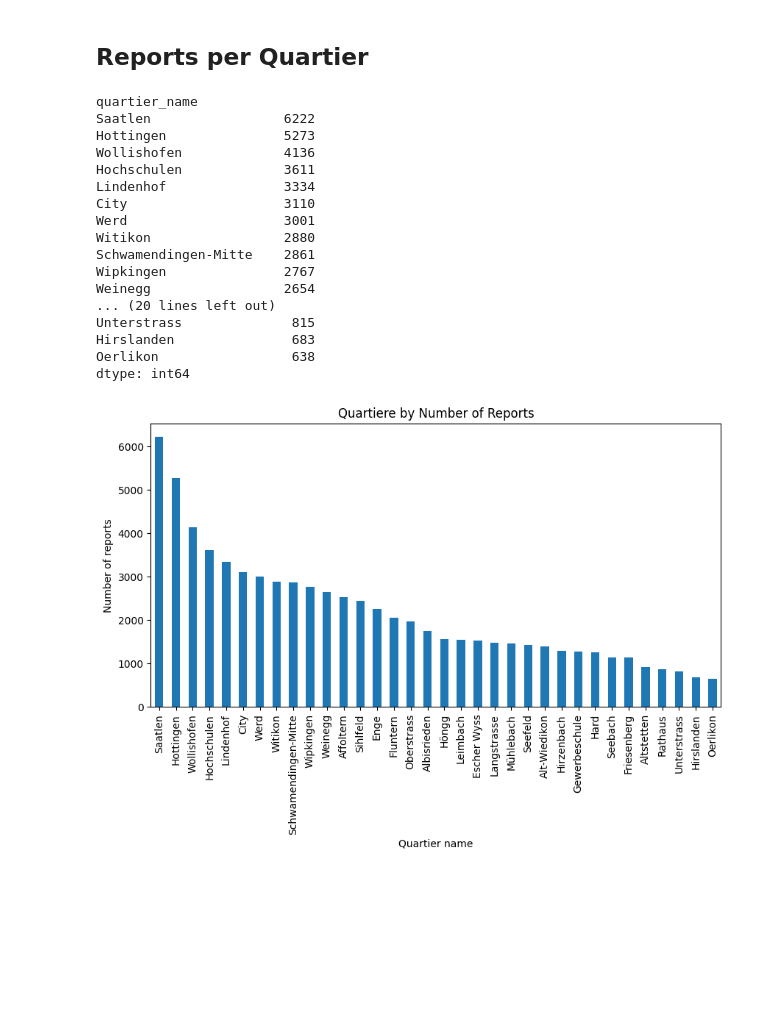
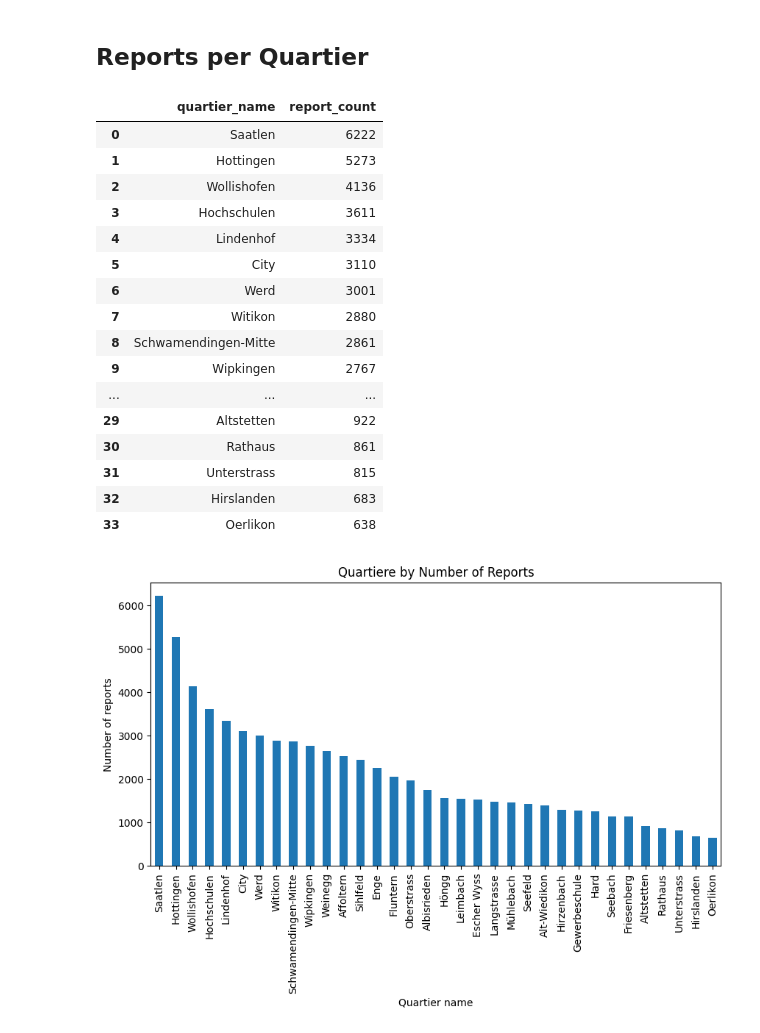
Before and after one commit to linellve01/sds-project, a Jupyter notebook: notebooks/spatial_analysis.ipynb, the cells around one changed output. Cells and saved outputs as stored; diff of their text form; code cells hidden in the pictures; blank space fills up the shorter version.

```diff
--- a/notebooks/SpatialAnalysis.ipynb
+++ b/notebooks/spatial_analysis.ipynb
@@ -11,39 +12,40 @@ DATA_PROCESSED = Path("../data/processed")
 # %%
-reports_clean = gpd.read_file(
-    DATA_PROCESSED / "reports_clean.gpkg"
+reports_quartiere_clean = gpd.read_file(
+    DATA_PROCESSED / "reports_quartiere_clean.gpkg"
 )
 
-quartiere = gpd.read_file(
-    DATA_PROCESSED / "quartiere_clean.gpkg"
+quartiere_merge = gpd.read_file(
+    DATA_PROCESSED / "quartiere_merge.gpkg"
 )
 # %% [markdown]
 ## Reports per Quartier
 # %%
 reports_per_quartier = (
-    reports_clean
+    reports_quartiere_clean
     .groupby("quartier_name")
     .size()
     .sort_values(ascending=False)
+    .reset_index(name="report_count")
 )
 reports_per_quartier
 # %% [output]
-quartier_name
-Saatlen                 6222
-Hottingen               5273
-Wollishofen             4136
-Hochschulen             3611
-Lindenhof               3334
-City                    3110
-Werd                    3001
-Witikon                 2880
-Schwamendingen-Mitte    2861
-Wipkingen               2767
-Weinegg                 2654
-... (20 lines left out)
-Unterstrass              815
-Hirslanden               683
-Oerlikon                 638
-dtype: int64
+|  | quartier_name | report_count |
+| 0 | Saatlen | 6222 |
+| 1 | Hottingen | 5273 |
+| 2 | Wollishofen | 4136 |
+| 3 | Hochschulen | 3611 |
+| 4 | Lindenhof | 3334 |
+| 5 | City | 3110 |
+| 6 | Werd | 3001 |
+| 7 | Witikon | 2880 |
+| 8 | Schwamendingen-Mitte | 2861 |
+| 9 | Wipkingen | 2767 |
+| ... | ... | ... |
+| 29 | Altstetten | 922 |
+| 30 | Rathaus | 861 |
+| 31 | Unterstrass | 815 |
+| 32 | Hirslanden | 683 |
+| 33 | Oerlikon | 638 |
 # %%
 reports_per_quartier.plot(
     kind="bar",
```
Also changed, not shown: parts of 14 cells of this notebook, 7 other files.
